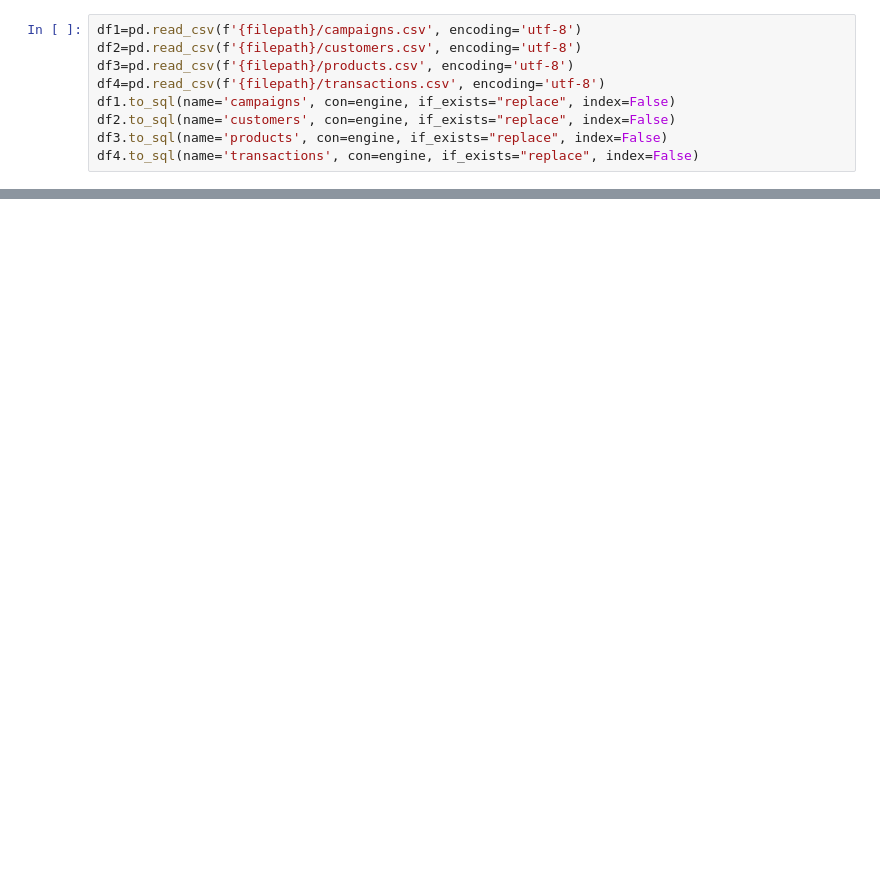
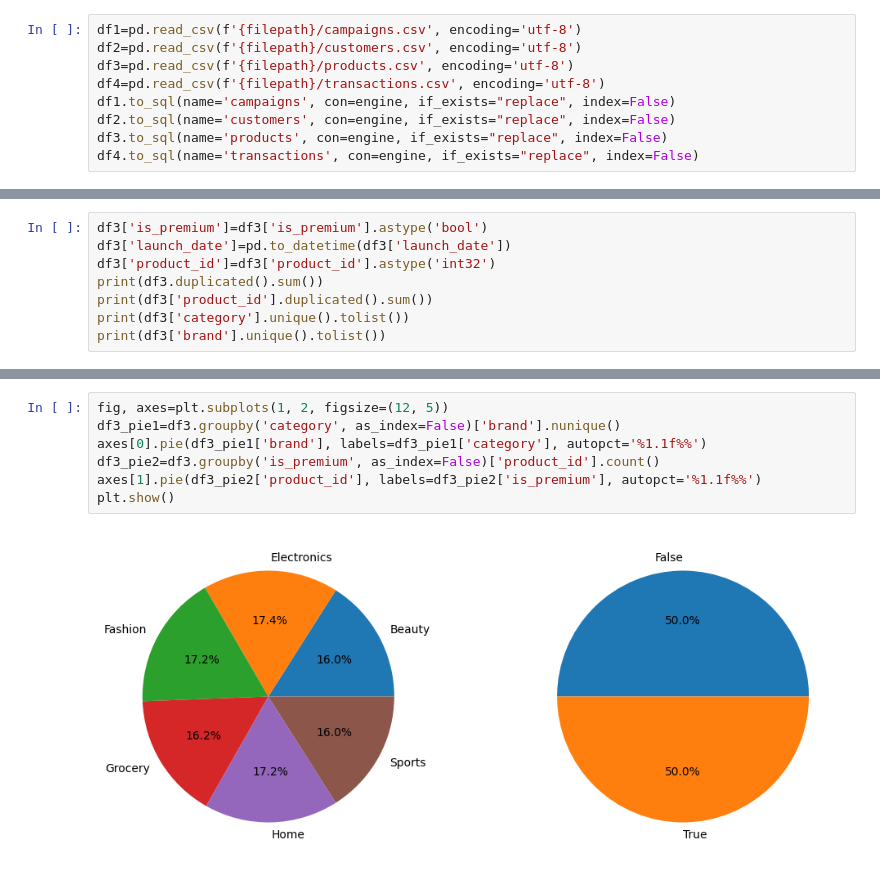
Before and after one commit to abdyrahym-begenjov/kaggle-data-analysis, a Jupyter notebook: Marketing & E-Commerce/e-commerce.ipynb, the cells around one changed output, grey strips where cells are left out. Drawn from its saved outputs; the diff is of its cells as text; blank space fills up the shorter version.

```diff
--- a/Marketing & E-Commerce/e-commerce.ipynb
+++ b/Marketing & E-Commerce/e-commerce.ipynb
@@ -30,0 +396,8 @@ for n, i in enumerate(pd.read_csv(f'{filepath}/events.csv', chunksize=100000, lo
+# %%
+df3['is_premium']=df3['is_premium'].astype('bool')
+df3['launch_date']=pd.to_datetime(df3['launch_date'])
+df3['product_id']=df3['product_id'].astype('int32')
+print(df3.duplicated().sum())
+print(df3['product_id'].duplicated().sum())
+print(df3['category'].unique().tolist())
+print(df3['brand'].unique().tolist())
@@ -30,0 +453,9 @@ for n, i in enumerate(pd.read_csv(f'{filepath}/events.csv', chunksize=100000, lo
+# %%
+fig, axes=plt.subplots(1, 2, figsize=(12, 5))
+df3_pie1=df3.groupby('category', as_index=False)['brand'].nunique()
+axes[0].pie(df3_pie1['brand'], labels=df3_pie1['category'], autopct='%1.1f%%')
+df3_pie2=df3.groupby('is_premium', as_index=False)['product_id'].count()
+axes[1].pie(df3_pie2['product_id'], labels=df3_pie2['is_premium'], autopct='%1.1f%%')
+plt.show()
+# %% [output]
+[figure, added]
```
Also changed, not shown: parts of 35 cells of this notebook.
